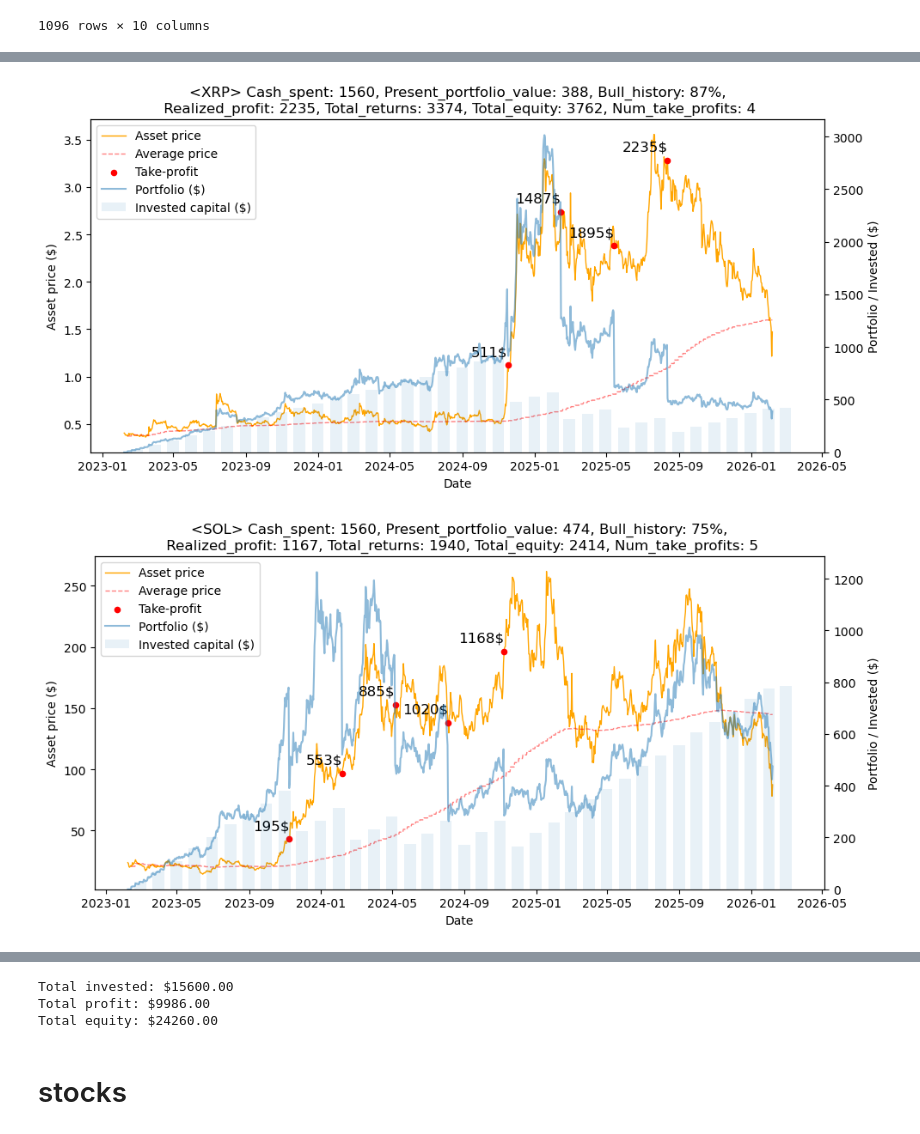
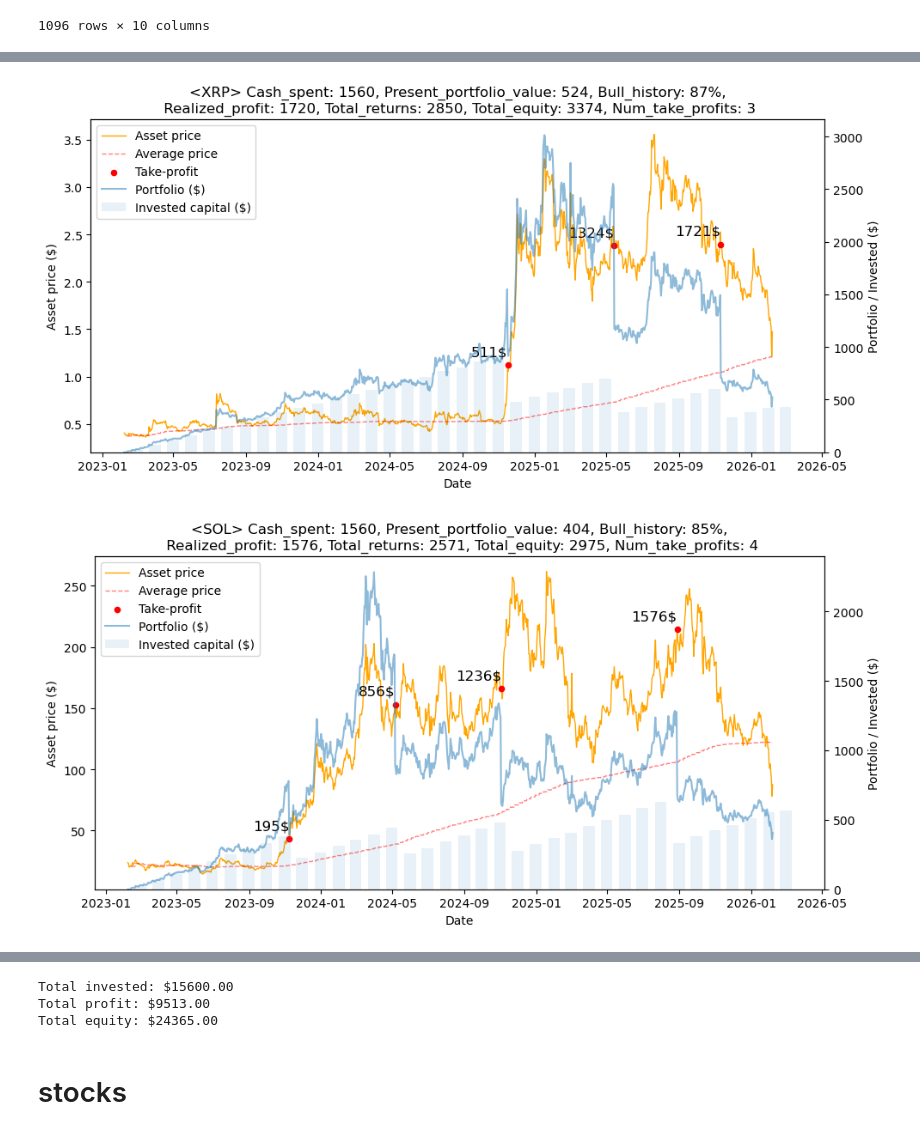
Before and after one commit to Familenko/backtest, a Jupyter notebook: manifest/main.ipynb, the cells around one changed output, grey strips where cells are left out. Cells and saved outputs as stored; diff of their text form; code cells hidden in the pictures.

```diff
--- a/manifest/main.ipynb
+++ b/manifest/main.ipynb
@@ -29,31 +29,31 @@ df_crypto
 # %%
 total_invested = 0
 total_profit = 0
 total_equity = 0
 
 for token in df_crypto.columns:
     token_prices = df_crypto[token]
 
     result, metrics = backtest_dca(
         target=token,
         prices=token_prices,
         buy_amount=cfg.crypto_regular_amount,
         freq=cfg.crypto_freq,
         fee=cfg.crypto_fee,
         profit_multiple=cfg.crypto_profit_multiple,
-        cooldown_days=90,
+        cooldown_days=cfg.crypto_cooldown_days,
         plot=True
     )
     total_invested += metrics['Cash_spent']
     total_profit += metrics['Realized_profit']
     total_equity += metrics['Total_equity']
 
 print(f"Total invested: ${total_invested:.2f}")
 print(f"Total profit: ${total_profit:.2f}")
 print(f"Total equity: ${total_equity:.2f}")
 # %% [output]
 [figure]
 [figure]
 [figure]
-[figure, old version]
+[figure, new version]
-[figure, old version]
+[figure, new version]
@@ -65,6 +65,6 @@ print(f"Total equity: ${total_equity:.2f}")
 Total invested: $15600.00
-Total profit: $9986.00
-Total equity: $24260.00
+Total profit: $9513.00
+Total equity: $24365.00
 # %% [markdown]
 # stocks
 # %%
```
Also changed, not shown: parts of 2 cells of this notebook, 2 other files.
